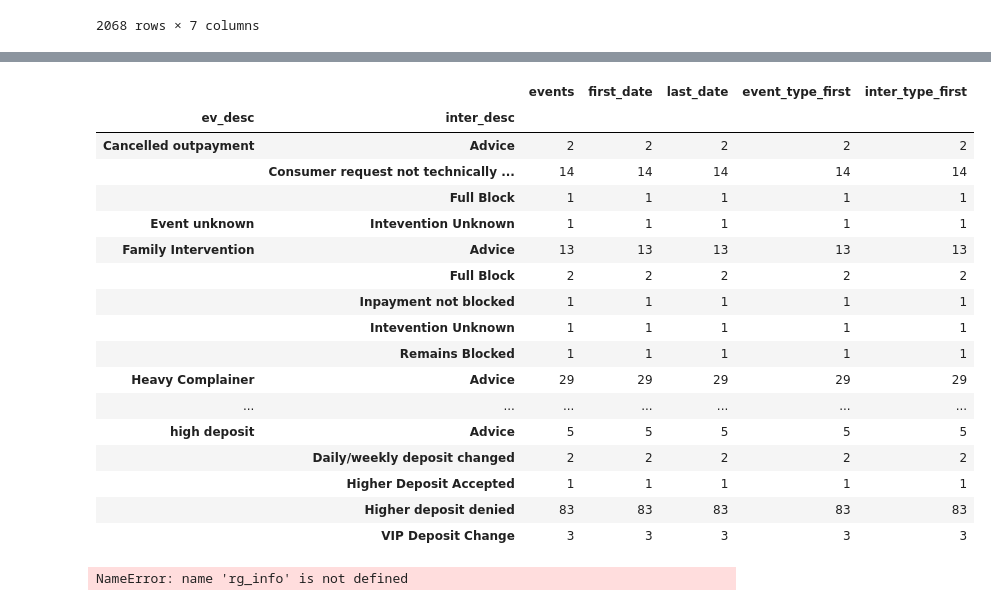
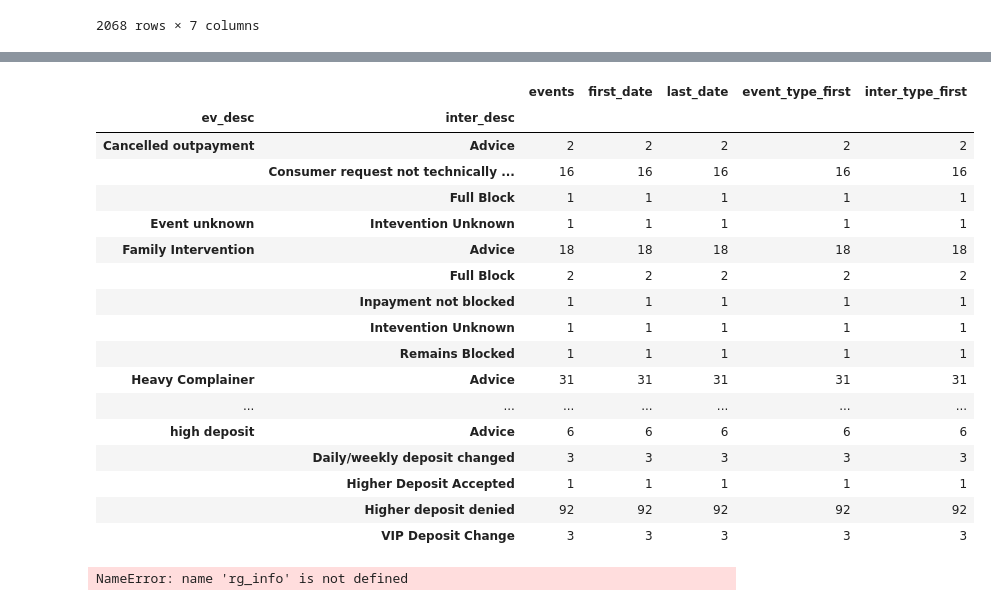
Before and after one commit to alro5921/problem-gambling-study, a Jupyter notebook: notebooks/Cleaning.ipynb, the cells around one changed output, grey strips where cells are left out. Saved outputs shown, nothing was run; the diff lists cells and outputs as text; code cells hidden in the pictures.

```diff
--- a/notebooks/Cleaning.ipynb
+++ b/notebooks/Cleaning.ipynb
@@ -343,25 +380,25 @@ NameError: name 'rg_info' is not defined
 # %%
-df_firsts = rg_info[rg_info['events'] == 1]
+df_firsts = rg_info
 gb_comb = df_firsts.groupby(['ev_desc', 'inter_desc'])
 gb_comb.count()
 # %% [output]
 |  |  | events | first_date | last_date | event_type_first | inter_type_first |
 | ev_desc | inter_desc |  |  |  |  |  |
 | Cancelled outpayment | Advice | 2 | 2 | 2 | 2 | 2 |
-|  | Consumer request not technically ... | 14 | 14 | 14 | 14 | 14 |
+|  | Consumer request not technically ... | 16 | 16 | 16 | 16 | 16 |
 |  | Full Block | 1 | 1 | 1 | 1 | 1 |
 | Event unknown | Intevention Unknown | 1 | 1 | 1 | 1 | 1 |
-| Family Intervention | Advice | 13 | 13 | 13 | 13 | 13 |
+| Family Intervention | Advice | 18 | 18 | 18 | 18 | 18 |
 |  | Full Block | 2 | 2 | 2 | 2 | 2 |
 |  | Inpayment not blocked | 1 | 1 | 1 | 1 | 1 |
 |  | Intevention Unknown | 1 | 1 | 1 | 1 | 1 |
 |  | Remains Blocked | 1 | 1 | 1 | 1 | 1 |
-| Heavy Complainer | Advice | 29 | 29 | 29 | 29 | 29 |
+| Heavy Complainer | Advice | 31 | 31 | 31 | 31 | 31 |
 | ... | ... | ... | ... | ... | ... | ... |
-| high deposit | Advice | 5 | 5 | 5 | 5 | 5 |
-|  | Daily/weekly deposit changed | 2 | 2 | 2 | 2 | 2 |
+| high deposit | Advice | 6 | 6 | 6 | 6 | 6 |
+|  | Daily/weekly deposit changed | 3 | 3 | 3 | 3 | 3 |
 |  | Higher Deposit Accepted | 1 | 1 | 1 | 1 | 1 |
-|  | Higher deposit denied | 83 | 83 | 83 | 83 | 83 |
+|  | Higher deposit denied | 92 | 92 | 92 | 92 | 92 |
 |  | VIP Deposit Change | 3 | 3 | 3 | 3 | 3 |
 # %%
 rg_info.min(), rg_info.max()
```
Also changed, not shown: parts of 4 cells of this notebook, 10 other files.
